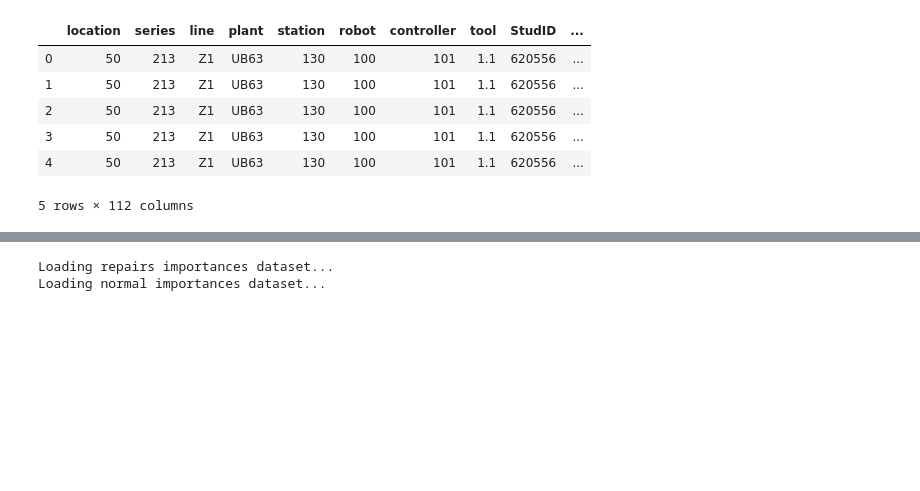
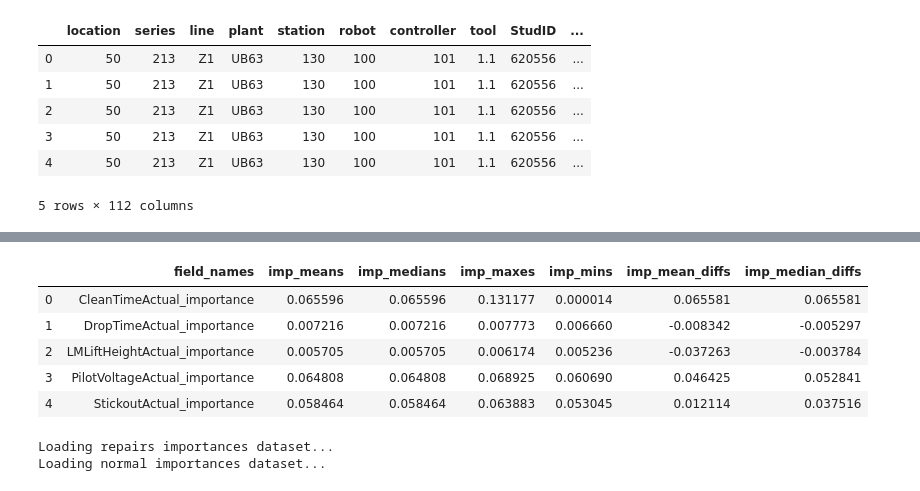
Before and after one commit to guillemvidalfite/ml-utils, a Jupyter notebook: anomaly-importances-util/notebooks/Python_development-shap.ipynb, the cells around one changed output, grey strips where cells are left out. Cells and saved outputs as stored; diff of their text form; code cells hidden in the pictures; blank space fills up the shorter version.

```diff
--- a/anomaly-importances-util/notebooks/Python_development-shap.ipynb
+++ b/anomaly-importances-util/notebooks/Python_development-shap.ipynb
@@ -275,0 +251,36 @@ print(train_ds)
+# %%
+#calculate_importances(imp_anomaly_detector_id, train_ds,  params_dict, api, log)
+#anomaly_all_features
+
+
+imp_df = pd.DataFrame()
+
+# loop over train dataframe and make/store explained predictions
+for index, row in candidates_train_df.iterrows():
+    print("treating row %s" % index)
+
+    # build current predictions dictionnary looping over features list
+    input_values = {}
+    for i in all_input_features:
+        # build input_values dynamically
+        log.debug("Adding %s information to input_values, value: %s" % (i,row[i]))
+        input_values[i] = row[i]
+
+
+    # append score and importances in both lists
+    log.debug("Making prediction for row: %s" % row["fingerprint"])
+    current_pred_res = forest.predict(input_values, explanation=True)
+
+    cur_importances = current_pred_res[0][1:]
+
+    # build current prediction dictionnary
+    cur_prediction = {}
+    cur_prediction['score'] = current_pred_res[0][0]
+    # add importances keys in loop
+    for imp in cur_importances:
+        # each imp is an importance with format ['000031', 0.03384744428211511] field + importance value
+        cur_prediction[train_ds["object"]["fields"][imp[0]]["name"]+"_importance"]=[imp[1]]
+
+    col_list = list(cur_prediction.keys())
+    cur_df = pd.DataFrame(cur_prediction)
+    imp_df = imp_df.append(cur_df, sort = True)
@@ -275,0 +305,6 @@ print(train_ds)
+# %%
+imp_df = imp_df.rename(columns={'score': 'imp_score'})
+imp_df = imp_df.reset_index(drop=True)
+imp_df['fingerprint'] = candidates_train_df['fingerprint']
+imp_df['repaired'] = candidates_train_df['repaired']
+print(imp_df)
@@ -275,0 +380,4 @@ print(train_ds)
+# %%
+importances_df = build_importances_dataframes(imp_df, log)
+importances_df.head()
+# %% [output]
@@ -276,3 +386,9 @@ print(train_ds)
+|  | field_names | imp_means | imp_medians | imp_maxes | imp_mins | imp_mean_diffs | imp_median_diffs |
+| 0 | CleanTimeActual_importance | 0.065596 | 0.065596 | 0.131177 | 0.000014 | 0.065581 | 0.065581 |
+| 1 | DropTimeActual_importance | 0.007216 | 0.007216 | 0.007773 | 0.006660 | -0.008342 | -0.005297 |
+| 2 | LMLiftHeightActual_importance | 0.005705 | 0.005705 | 0.006174 | 0.005236 | -0.037263 | -0.003784 |
+| 3 | PilotVoltageActual_importance | 0.064808 | 0.064808 | 0.068925 | 0.060690 | 0.046425 | 0.052841 |
+| 4 | StickoutActual_importance | 0.058464 | 0.058464 | 0.063883 | 0.053045 | 0.012114 | 0.037516 |
 # %%
 print("Loading repairs importances dataset...")
 repairs_importances_dataset = api.get_dataset(repairs_importances_dataset_id)
```
Also changed, not shown: parts of 14 cells of this notebook, 2 other files.
